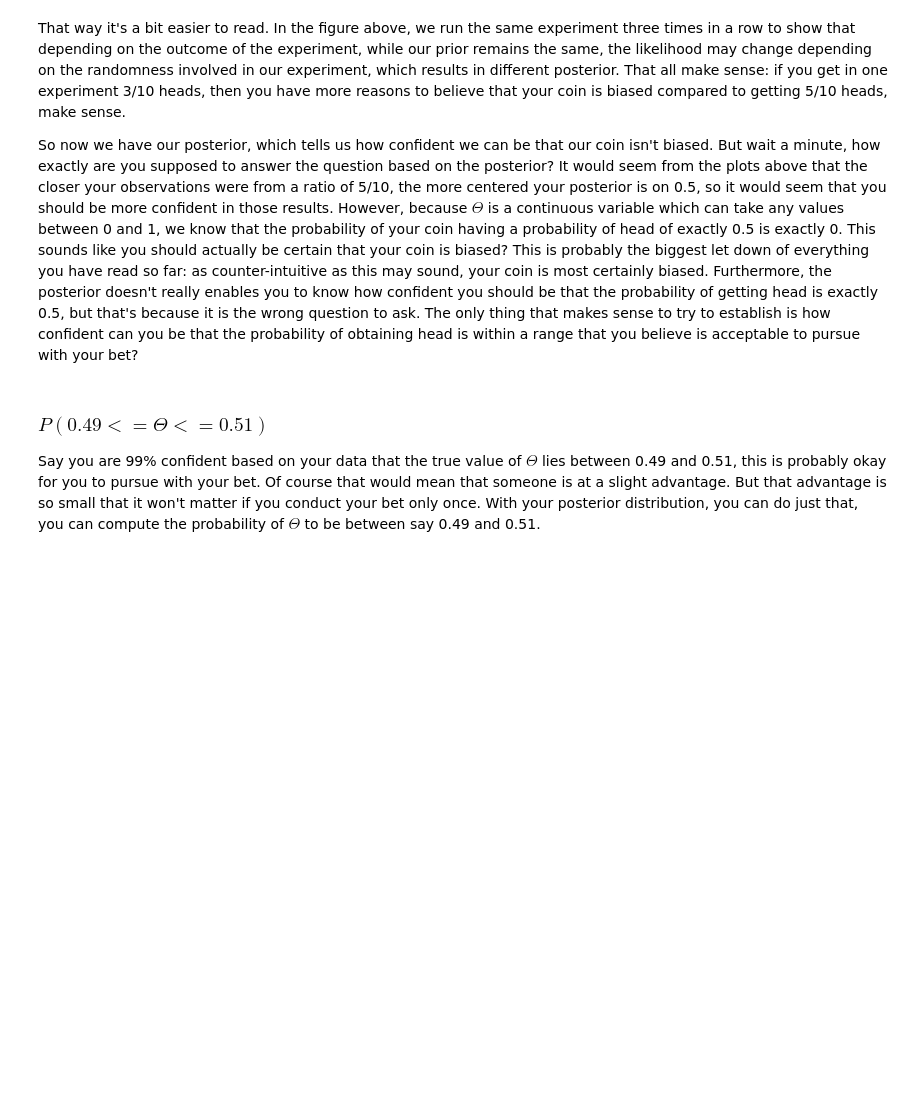
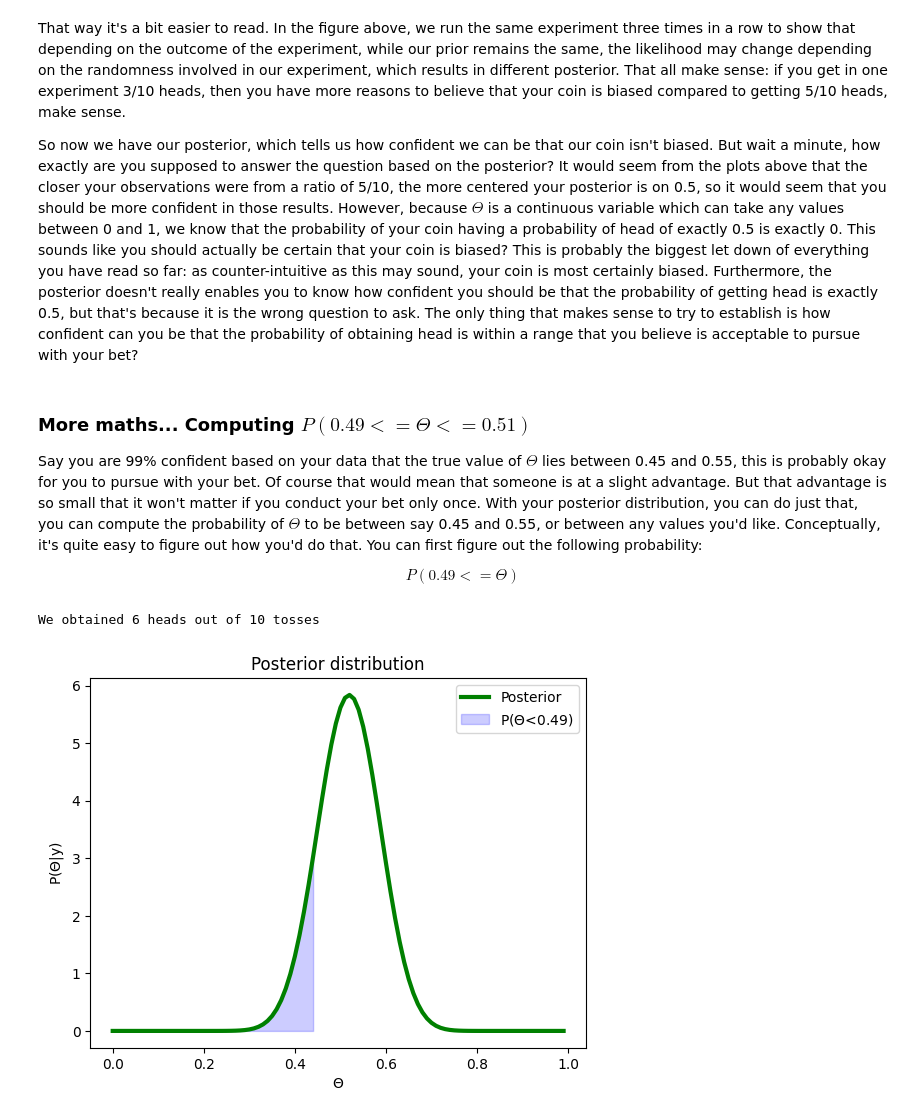
Before and after one commit to AlexLepauvre/variation_laplace_for_dummies, a Jupyter notebook: VariationalLaplaceForDummies/_build/jupyter_execute/BayesTheorem.ipynb, the cells around one changed output. Cells and saved outputs as stored; diff of their text form; code cells hidden in the pictures; blank space fills up the shorter version.

```diff
--- a/VariationalLaplaceForDummies/_build/jupyter_execute/BayesTheorem.ipynb
+++ b/VariationalLaplaceForDummies/_build/jupyter_execute/BayesTheorem.ipynb
@@ -589,5 +606,32 @@ That way it's a bit easier to read. In the figure above, we run the same experim
 
 So now we have our posterior, which tells us how confident we can be that our coin isn't biased. But wait a minute, how exactly are you supposed to answer the question based on the posterior? It would seem from the plots above that the closer your observations were from a ratio of 5/10, the more centered your posterior is on 0.5, so it would seem that you should be more confident in those results. However, because $\Theta$ is a continuous variable which can take any values between 0 and 1, we know that the probability of your coin having a probability of head of exactly 0.5 is exactly 0. This sounds like you should actually be certain that your coin is biased? This is probably the biggest let down of everything you have read so far: as counter-intuitive as this may sound, your coin is most certainly biased. Furthermore, the posterior doesn't really enables you to know how confident you should be that the probability of getting head is exactly 0.5, but that's because it is the wrong question to ask. The only thing that makes sense to try to establish is how confident can you be that the probability of obtaining head is within a range that you believe is acceptable to pursue with your bet?
 # %% [markdown]
-### $P(0.49<=\Theta<=0.51)$
-Say you are 99% confident based on your data that the true value of $\Theta$ lies between 0.49 and 0.51, this is probably okay for you to pursue with your bet. Of course that would mean that someone is at a slight advantage. But that advantage is so small that it won't matter if you conduct your bet only once. With your posterior distribution, you can do just that, you can compute the probability of $\Theta$ to be between say 0.49 and 0.51.
+### More maths... Computing $P(0.49<=\Theta<=0.51)$
+Say you are 99% confident based on your data that the true value of $\Theta$ lies between 0.45 and 0.55, this is probably okay for you to pursue with your bet. Of course that would mean that someone is at a slight advantage. But that advantage is so small that it won't matter if you conduct your bet only once. With your posterior distribution, you can do just that, you can compute the probability of $\Theta$ to be between say 0.45 and 0.55, or between any values you'd like. Conceptually, it's quite easy to figure out how you'd do that. You can first figure out the following probability:
+
+$$P(0.49<=\Theta)$$
+# %%
+# Let's toss the coin:
+k = coin_toss(n, verbose=False)
+print(f"We obtained {k} heads out of {n} tosses")
+# Now that we have some data, let's compute the posterior:
+posterior = [compute_posterior(theta, n, k, alpha, beta)[0] for theta in thetas]
+
+fig, ax = plt.subplots()
+# Plot the posterior:
+ax.plot(thetas, posterior, 'g', label='Posterior', linewidth=3)
+ax.fill_between(
+        x=np.arange(0, 0.45, 0.01),
+        y1=[compute_posterior(theta, n, k, alpha, beta)[0] for theta in np.arange(0, 0.45, 0.01)],
+        color= "b",
+        alpha= 0.2,
+        label='P($\\Theta$<0.49)')
+ax.set_xlabel('$\\Theta$')
+ax.set_ylabel('P($\\Theta$|y)')
+ax.set_title(f'Posterior distribution')
+plt.legend()
+plt.show()
+plt.close()
+# %% [output]
+We obtained 6 heads out of 10 tosses
+[figure, added]
```
Also changed, not shown: parts of 25 cells of this notebook, 19 other files.
